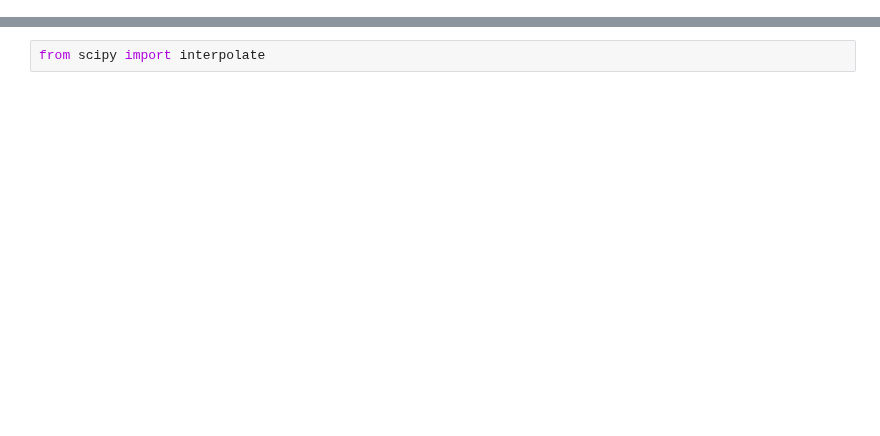
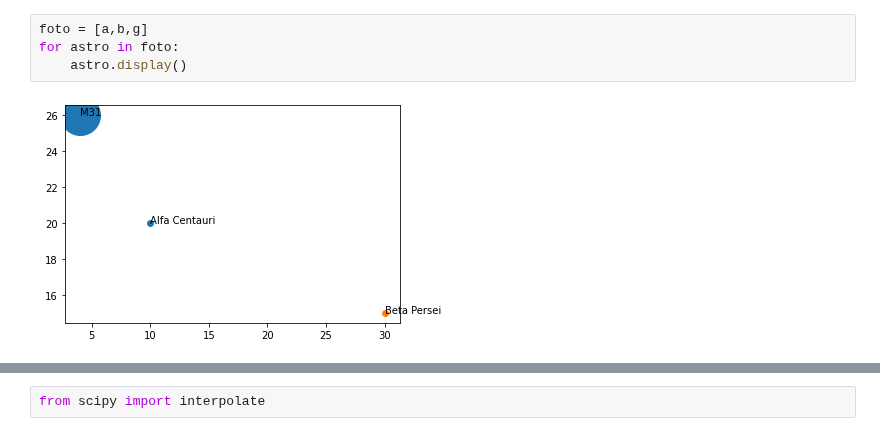
Before and after one commit to toastmaker/lectures, a Jupyter notebook: notebooks/Python is an object oriented language.ipynb, the cells around one changed output, grey strips where cells are left out. Drawn from its saved outputs; the diff is of its cells as text; blank space fills up the shorter version.

```diff
--- a/notebooks/Python is an object oriented language.ipynb
+++ b/notebooks/Python is an object oriented language.ipynb
@@ -92,0 +145,6 @@ image.append(m87)
+# %%
+foto = [a,b,g]
+for astro in foto:
+    astro.display()
+# %% [output]
+[figure, added]
```
Also changed, not shown: parts of 92 cells of this notebook, 1 other file.
